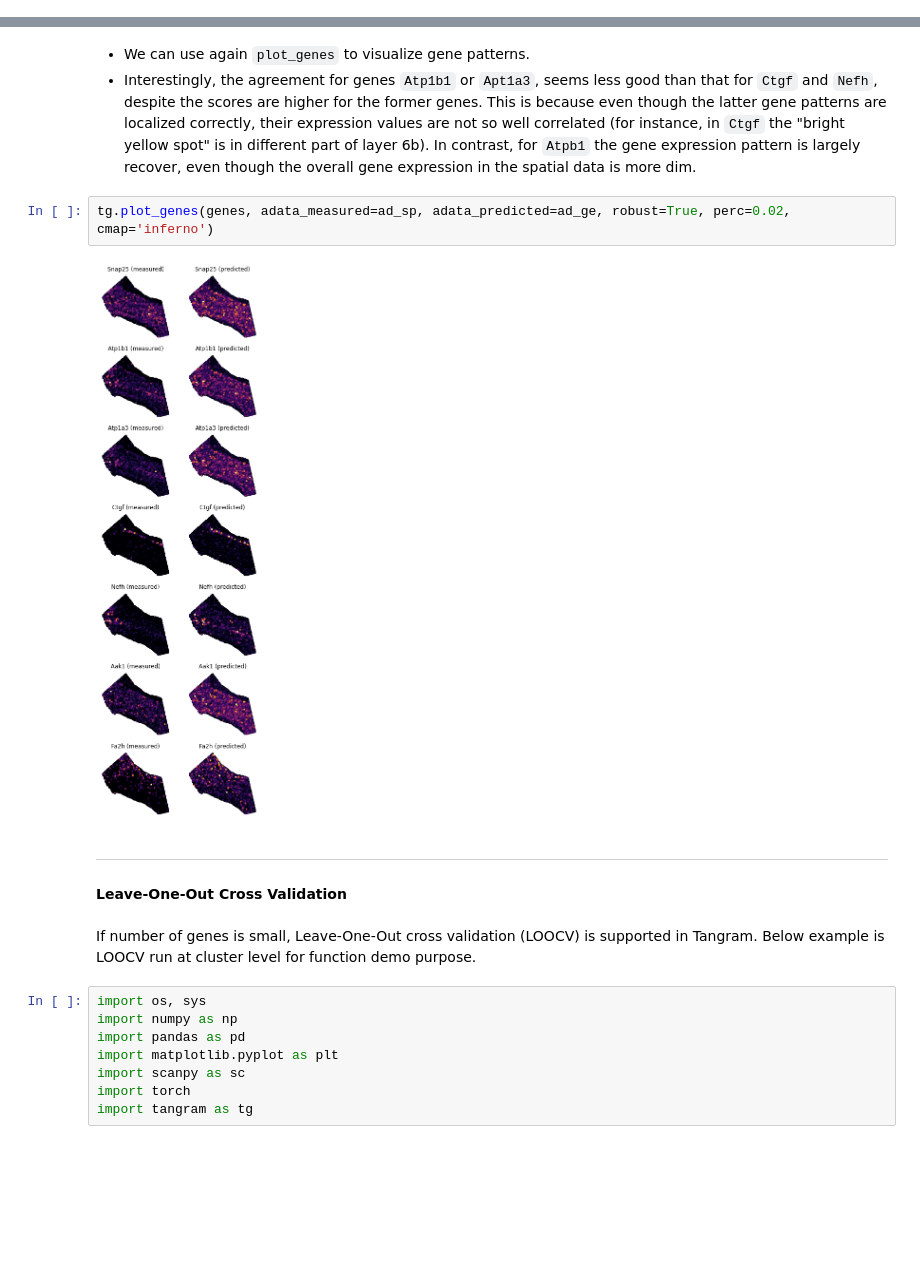
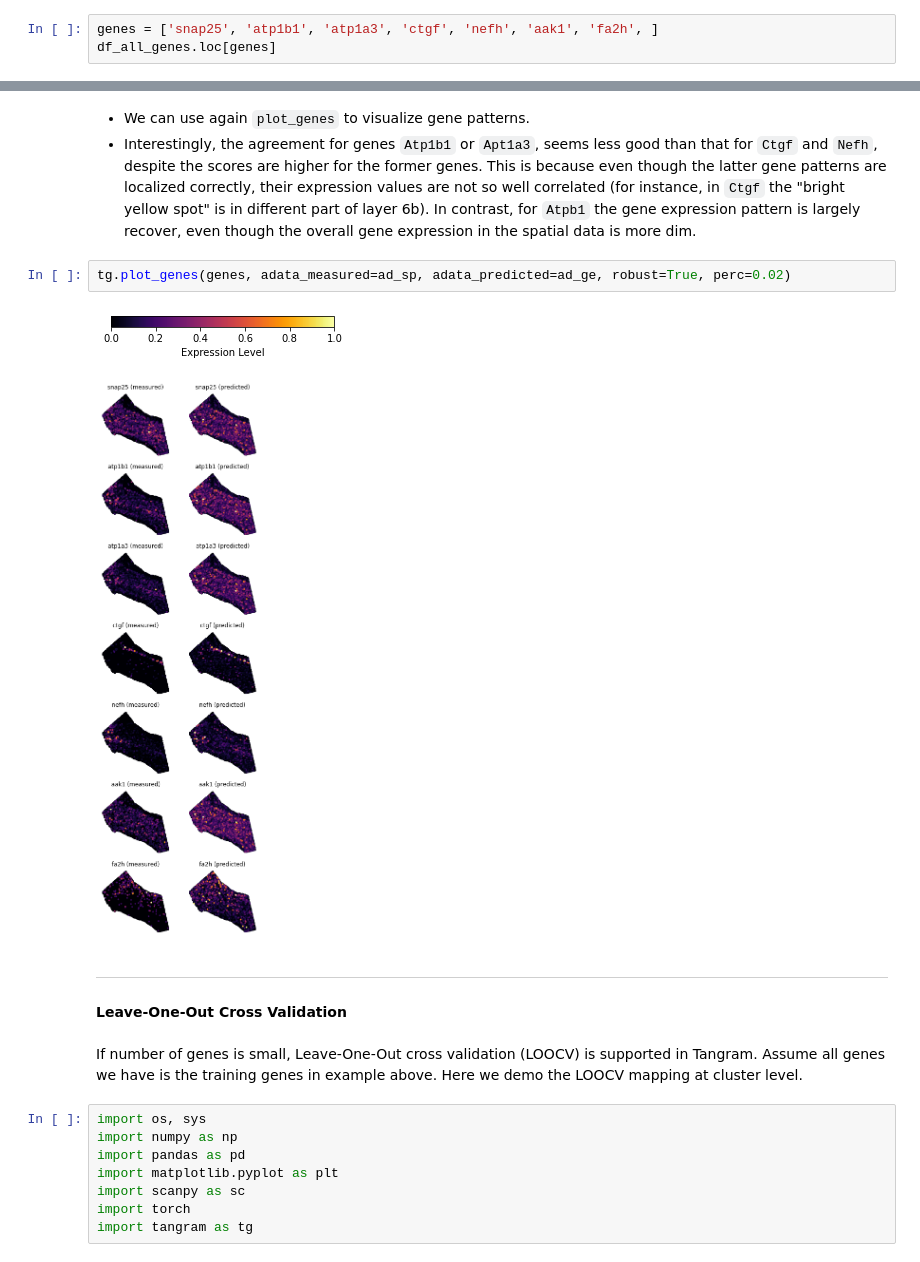
Before and after one commit to broadinstitute/Tangram, a Jupyter notebook: example/1_tutorial_tangram.ipynb, the cells around one changed output, grey strips where cells are left out. Cells and saved outputs as stored; diff of their text form; blank space fills up the shorter version.

```diff
--- a/example/1_tutorial_tangram.ipynb
+++ b/example/1_tutorial_tangram.ipynb
@@ -385,0 +379,3 @@ df_all_genes.loc[genes]
+# %%
+genes = ['snap25', 'atp1b1', 'atp1a3', 'ctgf', 'nefh', 'aak1', 'fa2h', ]
+df_all_genes.loc[genes]
@@ -387,14 +392,15 @@ df_all_genes.loc[genes]
 - We can use again `plot_genes` to visualize gene patterns.
 - Interestingly, the agreement for genes `Atp1b1` or `Apt1a3`, seems less good than that for `Ctgf` and `Nefh`, despite the scores are higher for the former genes. This is because even though the latter gene patterns are localized correctly, their expression values are not so well correlated (for instance, in `Ctgf` the "bright yellow spot" is in different part of layer 6b). In contrast, for `Atpb1` the gene expression pattern is largely recover, even though the overall gene expression in the spatial data is more dim.
 # %%
-tg.plot_genes(genes, adata_measured=ad_sp, adata_predicted=ad_ge, robust=True, perc=0.02, cmap='inferno')
+tg.plot_genes(genes, adata_measured=ad_sp, adata_predicted=ad_ge, robust=True, perc=0.02)
 # %% [output]
-[figure, old version]
+[figure, new version]
+[figure, added]
 # %% [markdown]
 ***
 #### Leave-One-Out Cross Validation
 # %% [markdown]
-If number of genes is small, Leave-One-Out cross validation (LOOCV) is supported in Tangram. Below example is LOOCV run at cluster level for function demo purpose.
+If number of genes is small, Leave-One-Out cross validation (LOOCV) is supported in Tangram. Assume all genes we have is the training genes in example above. Here we demo the LOOCV mapping at cluster level.
 # %%
 import os, sys
 import numpy as np
```
Also changed, not shown: parts of 22 cells of this notebook.
